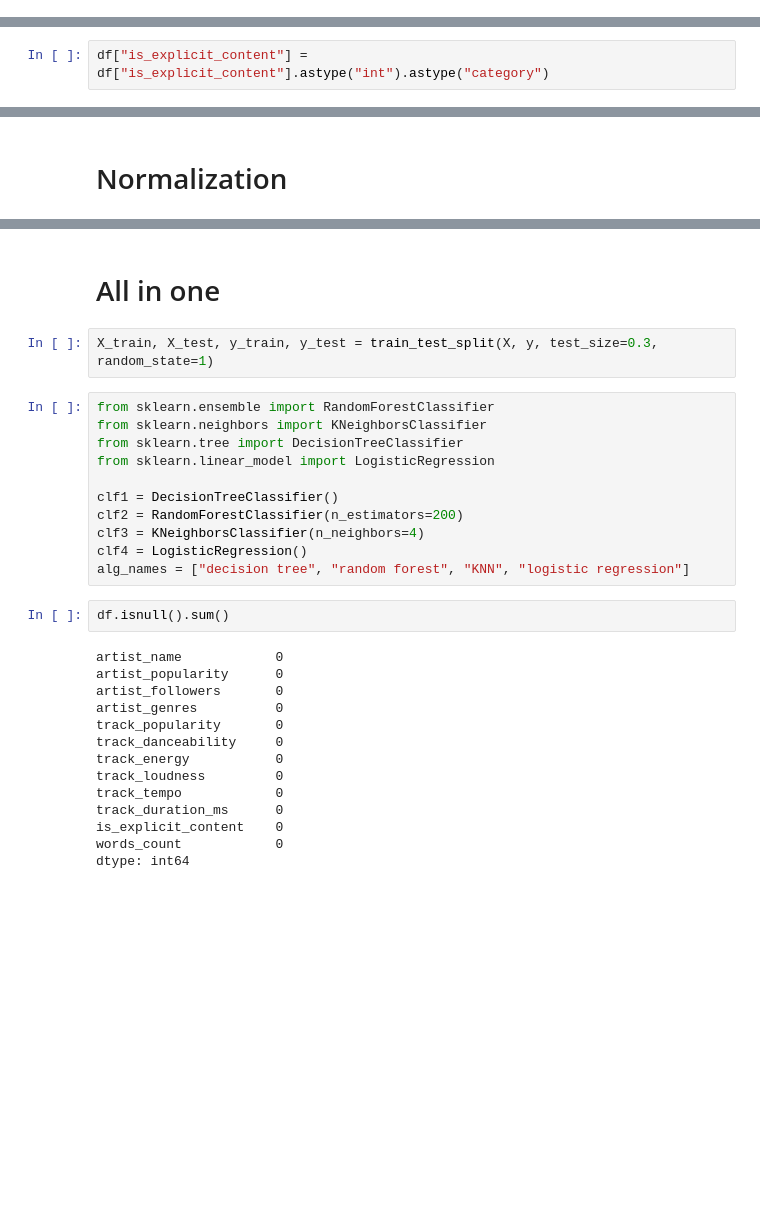
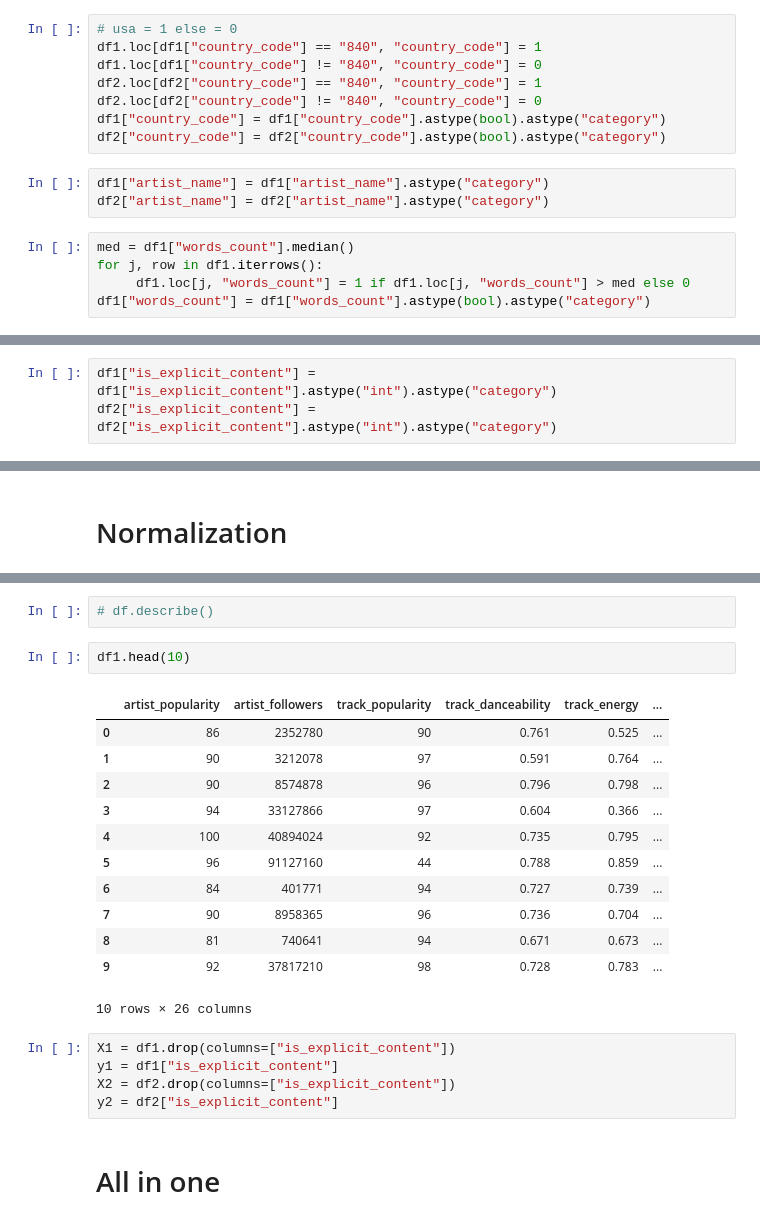
Before and after one commit to bnlhv/DataScienceProject, a Jupyter notebook: app/ml_model/test_models.ipynb, the cells around one changed output, grey strips where cells are left out. Cells and saved outputs as stored; diff of their text form; blank space fills up the shorter version.

```diff
--- a/app/ml_model/test_models.ipynb
+++ b/app/ml_model/test_models.ipynb
@@ -100,0 +42,16 @@ Name: 8051, dtype: object
+# %%
+# usa = 1 else = 0
+df1.loc[df1["country_code"] == "840", "country_code"] = 1
+df1.loc[df1["country_code"] != "840", "country_code"] = 0
+df2.loc[df2["country_code"] == "840", "country_code"] = 1
+df2.loc[df2["country_code"] != "840", "country_code"] = 0
+df1["country_code"] = df1["country_code"].astype(bool).astype("category")
+df2["country_code"] = df2["country_code"].astype(bool).astype("category")
+# %%
+df1["artist_name"] = df1["artist_name"].astype("category")
+df2["artist_name"] = df2["artist_name"].astype("category")
+# %%
+med = df1["words_count"].median()
+for j, row in df1.iterrows():
+     df1.loc[j, "words_count"] = 1 if df1.loc[j, "words_count"] > med else 0
+df1["words_count"] = df1["words_count"].astype(bool).astype("category")
@@ -171,2 +96,3 @@ df.shape
 # %%
-df["is_explicit_content"] = df["is_explicit_content"].astype("int").astype("category")
+df1["is_explicit_content"] = df1["is_explicit_content"].astype("int").astype("category")
+df2["is_explicit_content"] = df2["is_explicit_content"].astype("int").astype("category")
@@ -257,31 +125,24 @@ df.dropna()
+# %%
+# df.describe()
+# %%
+df1.head(10)
+# %% [output]
+|  | artist_popularity | artist_followers | track_popularity | track_danceability | track_energy | ... |
+| 0 | 86 | 2352780 | 90 | 0.761 | 0.525 | ... |
+| 1 | 90 | 3212078 | 97 | 0.591 | 0.764 | ... |
+| 2 | 90 | 8574878 | 96 | 0.796 | 0.798 | ... |
+| 3 | 94 | 33127866 | 97 | 0.604 | 0.366 | ... |
+| 4 | 100 | 40894024 | 92 | 0.735 | 0.795 | ... |
+| 5 | 96 | 91127160 | 44 | 0.788 | 0.859 | ... |
+| 6 | 84 | 401771 | 94 | 0.727 | 0.739 | ... |
+| 7 | 90 | 8958365 | 96 | 0.736 | 0.704 | ... |
+| 8 | 81 | 740641 | 94 | 0.671 | 0.673 | ... |
+| 9 | 92 | 37817210 | 98 | 0.728 | 0.783 | ... |
+10 rows × 26 columns
+# %%
+X1 = df1.drop(columns=["is_explicit_content"])
+y1 = df1["is_explicit_content"]
+X2 = df2.drop(columns=["is_explicit_content"])
+y2 = df2["is_explicit_content"]
 # %% [markdown]
 # All in one
-# %%
-X_train, X_test, y_train, y_test = train_test_split(X, y, test_size=0.3, random_state=1)
-# %%
-from sklearn.ensemble import RandomForestClassifier
-from sklearn.neighbors import KNeighborsClassifier
-from sklearn.tree import DecisionTreeClassifier
-from sklearn.linear_model import LogisticRegression
-
-clf1 = DecisionTreeClassifier()
-clf2 = RandomForestClassifier(n_estimators=200)
-clf3 = KNeighborsClassifier(n_neighbors=4)
-clf4 = LogisticRegression()
-alg_names = ["decision tree", "random forest", "KNN", "logistic regression"]
-# %%
-df.isnull().sum()
-# %% [output]
-artist_name            0
-artist_popularity      0
-artist_followers       0
-artist_genres          0
-track_popularity       0
-track_danceability     0
-track_energy           0
-track_loudness         0
-track_tempo            0
-track_duration_ms      0
-is_explicit_content    0
-words_count            0
-dtype: int64
```
Also changed, not shown: parts of 33 cells of this notebook, 21 other files.
